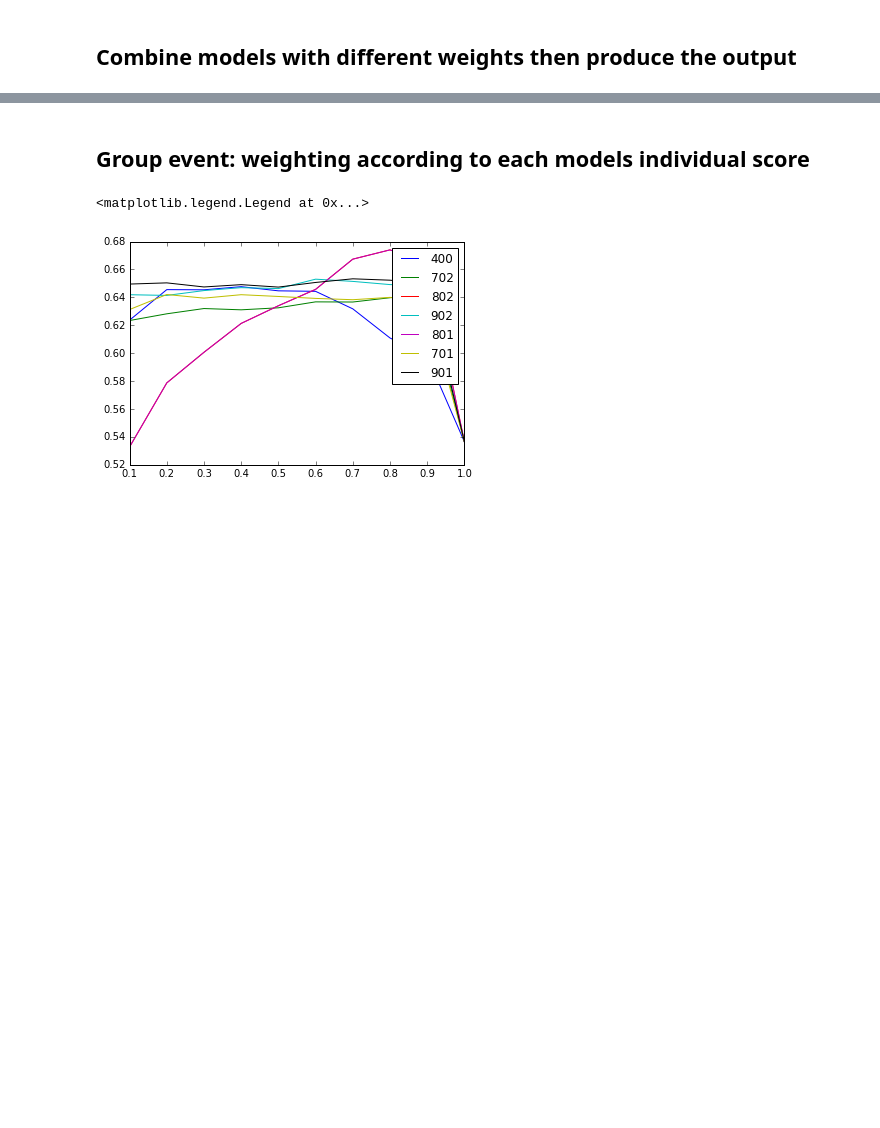
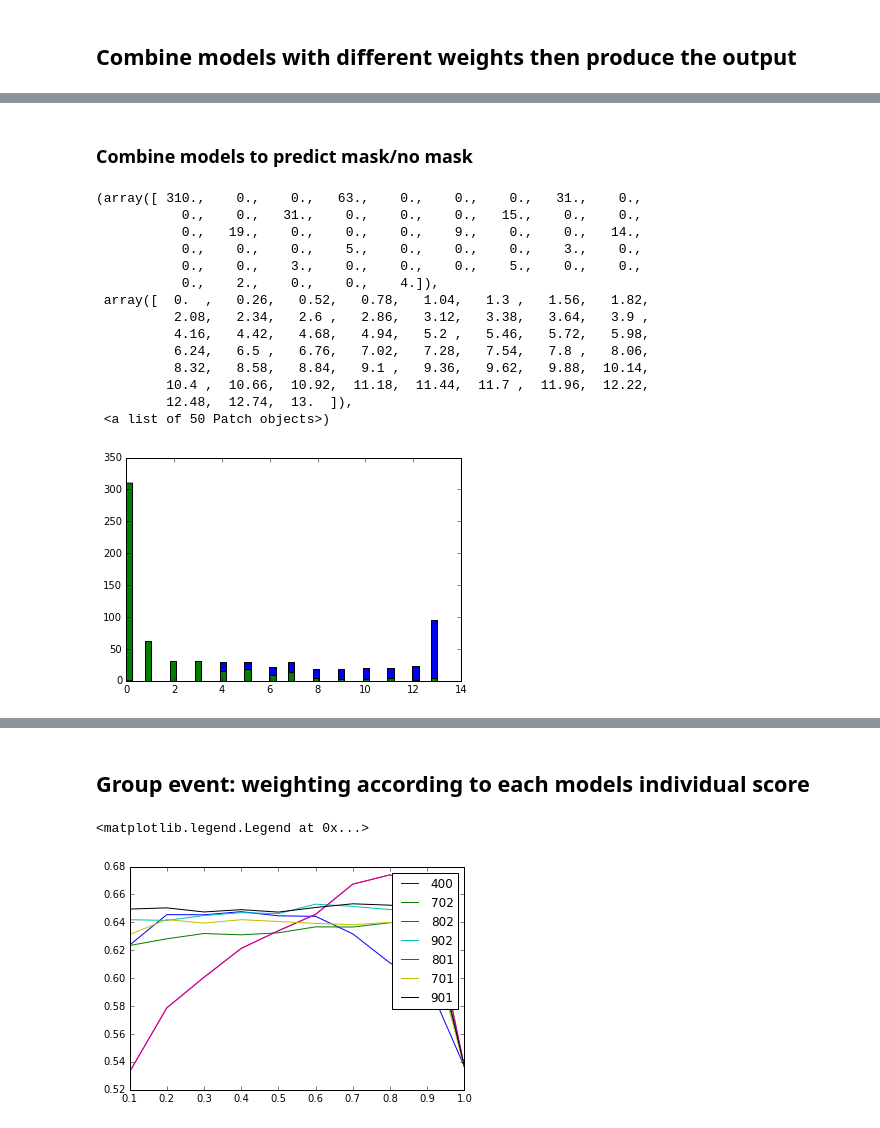
Before and after one commit to vassiliou/unstoo, a Jupyter notebook: OutputAnalysis.ipynb, the cells around one changed output, grey strips where cells are left out. Cells and saved outputs as stored; diff of their text form; code cells hidden in the pictures; blank space fills up the shorter version.

```diff
--- a/OutputAnalysis.ipynb
+++ b/OutputAnalysis.ipynb
@@ -195,0 +208,38 @@ TypeError: only integer arrays with one element can be converted to an index
+# %% [markdown]
+### Combine models to predict mask/no mask
+# %%
+Pr = {}
+for model in models:
+    Pr[model], GT = load_model(model, np.arange(Nv))
+# %%
+cutmin = {'400':(0.4,1000),
+          '701':(0.5,1000), '702':(0.7,1000), '703':(0.9,1000), '704':(0.9,2000),
+          '801':(0.8,1000), '802':(0.7,1200), '803':(0.7,800), '804':(0.9,1400),
+          '901':(0.5,1000), '902':(0.6,1000), '903':(0.9,1700), '904':(0.9,1800)}
+
+ismask = np.empty((Nv,len(models)),dtype=np.bool)
+gthasmask = training.ix[validate_indices,'hasmask'].values
+
+for im, m in enumerate(models):
+    ismask[:,im]=[np.count_nonzero(p)>cutmin[m][1] for p in Pr[m]>cutmin[m][0]]
+# %%
+score = np.sum(ismask,axis=1)
+fig, ax = plt.subplots()
+ax.hist(score[gthasmask], bins=50)
+ax.hist(score[np.logical_not(gthasmask)], bins=50)
+# %% [output]
+(array([ 310.,    0.,    0.,   63.,    0.,    0.,    0.,   31.,    0.,
+           0.,    0.,   31.,    0.,    0.,    0.,   15.,    0.,    0.,
+           0.,   19.,    0.,    0.,    0.,    9.,    0.,    0.,   14.,
+           0.,    0.,    0.,    5.,    0.,    0.,    0.,    3.,    0.,
+           0.,    0.,    3.,    0.,    0.,    0.,    5.,    0.,    0.,
+           0.,    2.,    0.,    0.,    4.]),
+ array([  0.  ,   0.26,   0.52,   0.78,   1.04,   1.3 ,   1.56,   1.82,
+          2.08,   2.34,   2.6 ,   2.86,   3.12,   3.38,   3.64,   3.9 ,
+          4.16,   4.42,   4.68,   4.94,   5.2 ,   5.46,   5.72,   5.98,
+          6.24,   6.5 ,   6.76,   7.02,   7.28,   7.54,   7.8 ,   8.06,
+          8.32,   8.58,   8.84,   9.1 ,   9.36,   9.62,   9.88,  10.14,
+         10.4 ,  10.66,  10.92,  11.18,  11.44,  11.7 ,  11.96,  12.22,
+         12.48,  12.74,  13.  ]),
+ <a list of 50 Patch objects>)
+[figure, added]
```
Also changed, not shown: parts of 25 cells of this notebook, 3 other files.
